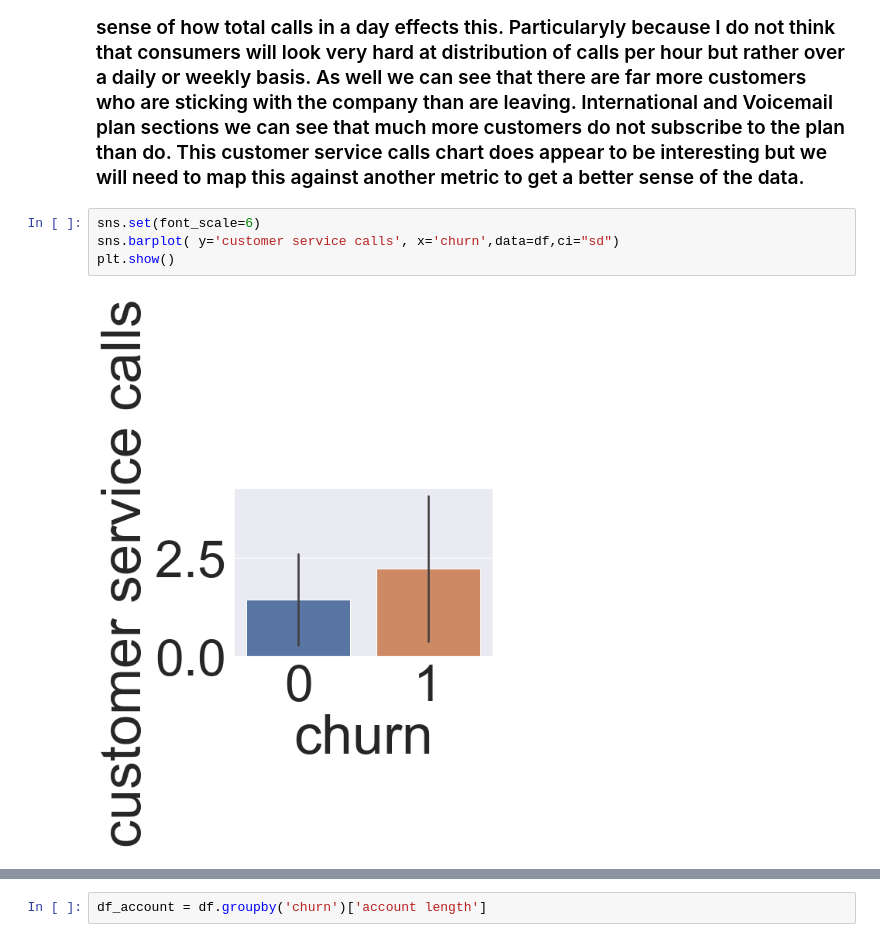
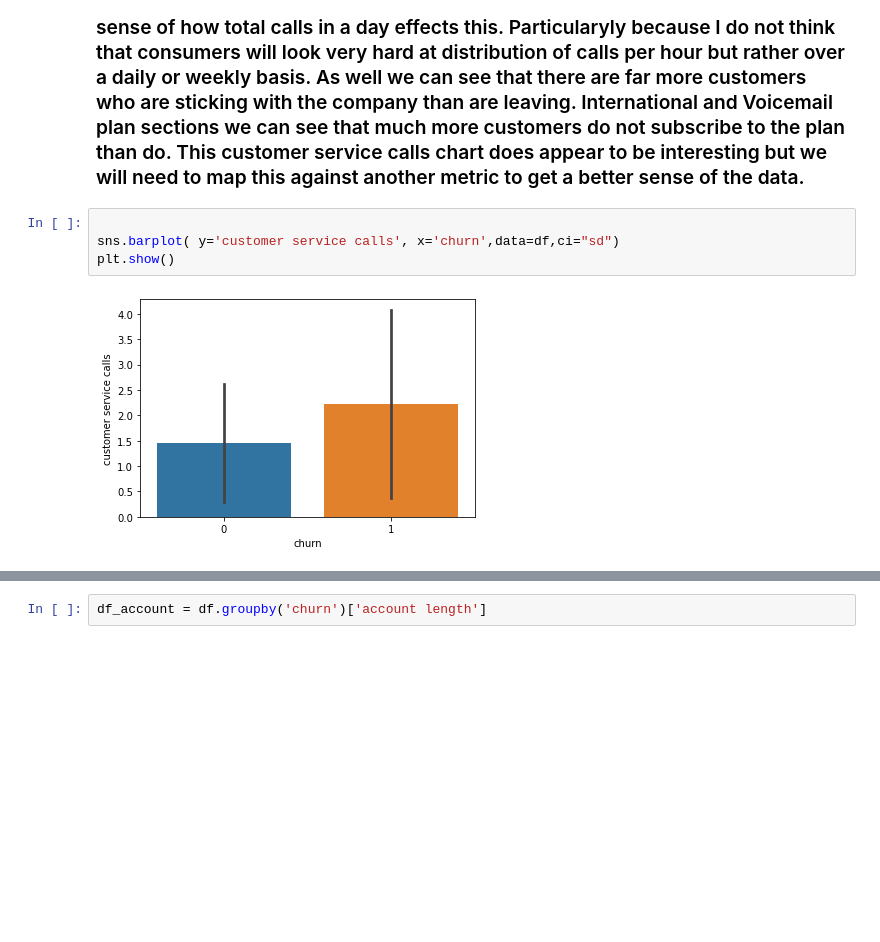
Before and after one commit to mattiedg/Phase-3-Project, a Jupyter notebook: student.ipynb, the cells around one changed output, grey strips where cells are left out. Cells and saved outputs as stored; diff of their text form; blank space fills up the shorter version.

```diff
--- a/student.ipynb
+++ b/student.ipynb
@@ -280,11 +280,11 @@ for i in range(dataset2.shape[1]):
 # %% [markdown]
 ### Looking at these charts we can see that the distributions for total night, day, and evening calls look about the same. I will merge these together to get a better sense of how total calls in a day effects this. Particularyly because I do not think that consumers will look very hard at distribution of calls per hour but rather over a daily or weekly basis. As well we can see that there are far more customers who are sticking with the company than are leaving. International and Voicemail plan sections we can see that much more customers do not subscribe to the plan than do.  This customer service calls chart does appear to be interesting but we will need to map this against another metric to get a better sense of the data.
 # %%
-sns.set(font_scale=6)
+
 sns.barplot( y='customer service calls', x='churn',data=df,ci="sd")
 plt.show()
 # %% [output]
-[figure, old version]
+[figure, new version]
 # %%
 df.groupby('churn')['account length'].mean().plot(kind='bar')
 plt.ylabel('Account Length')
```
Also changed, not shown: parts of 30 cells of this notebook.
